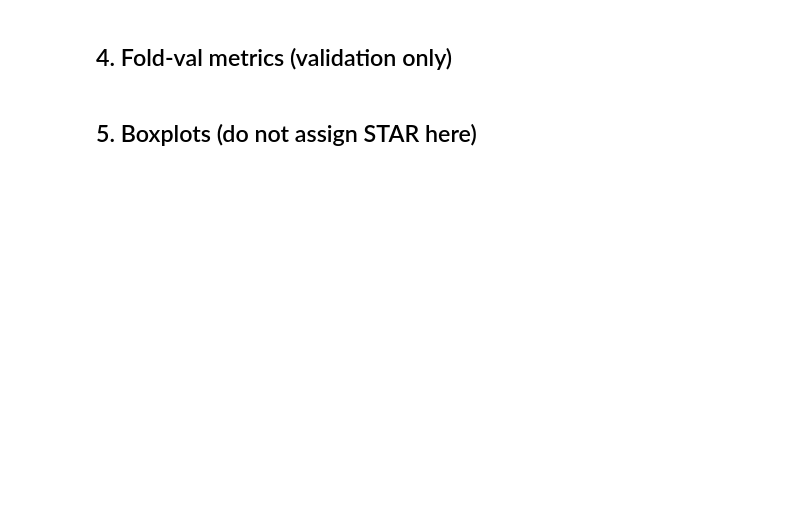
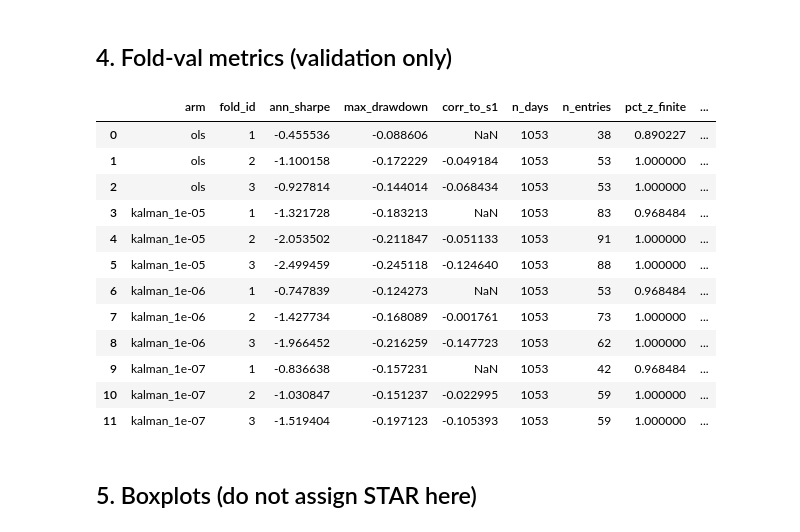
Before and after one commit to charlievellacott/trading_portfolio, a Jupyter notebook: 02_research/s2_coint/notebooks/hypothesis_tests/H-003_hedge.ipynb, the cells around one changed output. Drawn from its saved outputs; the diff is of its cells as text; code cells hidden in the pictures; blank space fills up the shorter version.

```diff
--- a/02_research/s2_coint/notebooks/hypothesis_tests/H-003_hedge.ipynb
+++ b/02_research/s2_coint/notebooks/hypothesis_tests/H-003_hedge.ipynb
@@ -100,11 +153,27 @@ fold_table(folds)
 ## 4. Fold-val metrics (validation only)
 # %%
 cfg_ols = config_from_stack(stack, hedge="ols")
+parts = [fold_val_metrics(is_panel, folds, {"ols": cfg_ols}, s1_weekly=s1_weekly)]
 cfg_kf = config_from_stack(stack, hedge="kalman")
-df_ols = fold_val_metrics(is_panel, folds, {"ols": cfg_ols}, s1_weekly=s1_weekly)
-df_kf = fold_val_metrics(kalman_panel, folds, {"kalman": cfg_kf}, s1_weekly=s1_weekly)
-fold_df = pd.concat([df_ols, df_kf], ignore_index=True)
+for d, panel in kf_panels.items():
+    arm = f"kalman_{d:g}"
+    parts.append(fold_val_metrics(panel, folds, {arm: cfg_kf}, s1_weekly=s1_weekly))
+fold_df = pd.concat(parts, ignore_index=True)
 fold_df
+# %% [output]
+|  | arm | fold_id | ann_sharpe | max_drawdown | corr_to_s1 | n_days | n_entries | pct_z_finite | ... |
+| 0 | ols | 1 | -0.455536 | -0.088606 | NaN | 1053 | 38 | 0.890227 | ... |
+| 1 | ols | 2 | -1.100158 | -0.172229 | -0.049184 | 1053 | 53 | 1.000000 | ... |
+| 2 | ols | 3 | -0.927814 | -0.144014 | -0.068434 | 1053 | 53 | 1.000000 | ... |
+| 3 | kalman_1e-05 | 1 | -1.321728 | -0.183213 | NaN | 1053 | 83 | 0.968484 | ... |
+| 4 | kalman_1e-05 | 2 | -2.053502 | -0.211847 | -0.051133 | 1053 | 91 | 1.000000 | ... |
+| 5 | kalman_1e-05 | 3 | -2.499459 | -0.245118 | -0.124640 | 1053 | 88 | 1.000000 | ... |
+| 6 | kalman_1e-06 | 1 | -0.747839 | -0.124273 | NaN | 1053 | 53 | 0.968484 | ... |
+| 7 | kalman_1e-06 | 2 | -1.427734 | -0.168089 | -0.001761 | 1053 | 73 | 1.000000 | ... |
+| 8 | kalman_1e-06 | 3 | -1.966452 | -0.216259 | -0.147723 | 1053 | 62 | 1.000000 | ... |
+| 9 | kalman_1e-07 | 1 | -0.836638 | -0.157231 | NaN | 1053 | 42 | 0.968484 | ... |
+| 10 | kalman_1e-07 | 2 | -1.030847 | -0.151237 | -0.022995 | 1053 | 59 | 1.000000 | ... |
+| 11 | kalman_1e-07 | 3 | -1.519404 | -0.197123 | -0.105393 | 1053 | 59 | 1.000000 | ... |
 # %% [markdown]
 ## 5. Boxplots (do not assign STAR here)
 # %%
```
Also changed, not shown: parts of 12 cells of this notebook, 18 other files.
